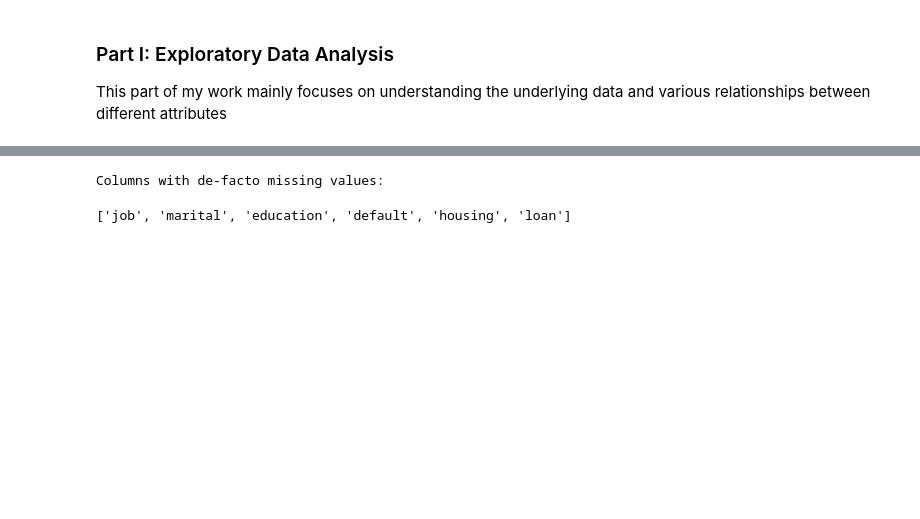
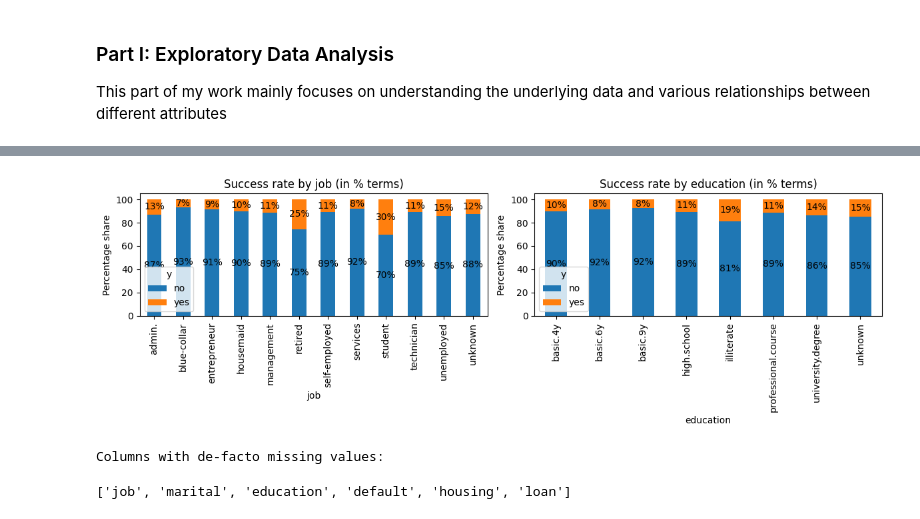
Before and after one commit to maripjan/Marketing-Campaign-at-Bank, a Jupyter notebook: subscription_prediction.ipynb, the cells around one changed output, grey strips where cells are left out. Saved outputs shown, nothing was run; the diff lists cells and outputs as text; code cells hidden in the pictures; blank space fills up the shorter version.

```diff
--- a/subscription_prediction.ipynb
+++ b/subscription_prediction.ipynb
@@ -36,6 +36,10 @@ df.sample(n=5)
 dfSummary(data=df, is_collapsible=True)
 # %% [output]
 [interactive output not drawn]
+# %%
+cf.show_categorical_correlation(df, target="y", cols_to_consider=['job', 'education'], figsize=(12,4))
+# %% [output]
+[figure, added]
 # %%
 print('Columns with de-facto missing values:')
 df.columns[df.isin(['unknown']).any()].tolist()
```
Also changed, not shown: parts of 15 cells of this notebook, 23 other files.
